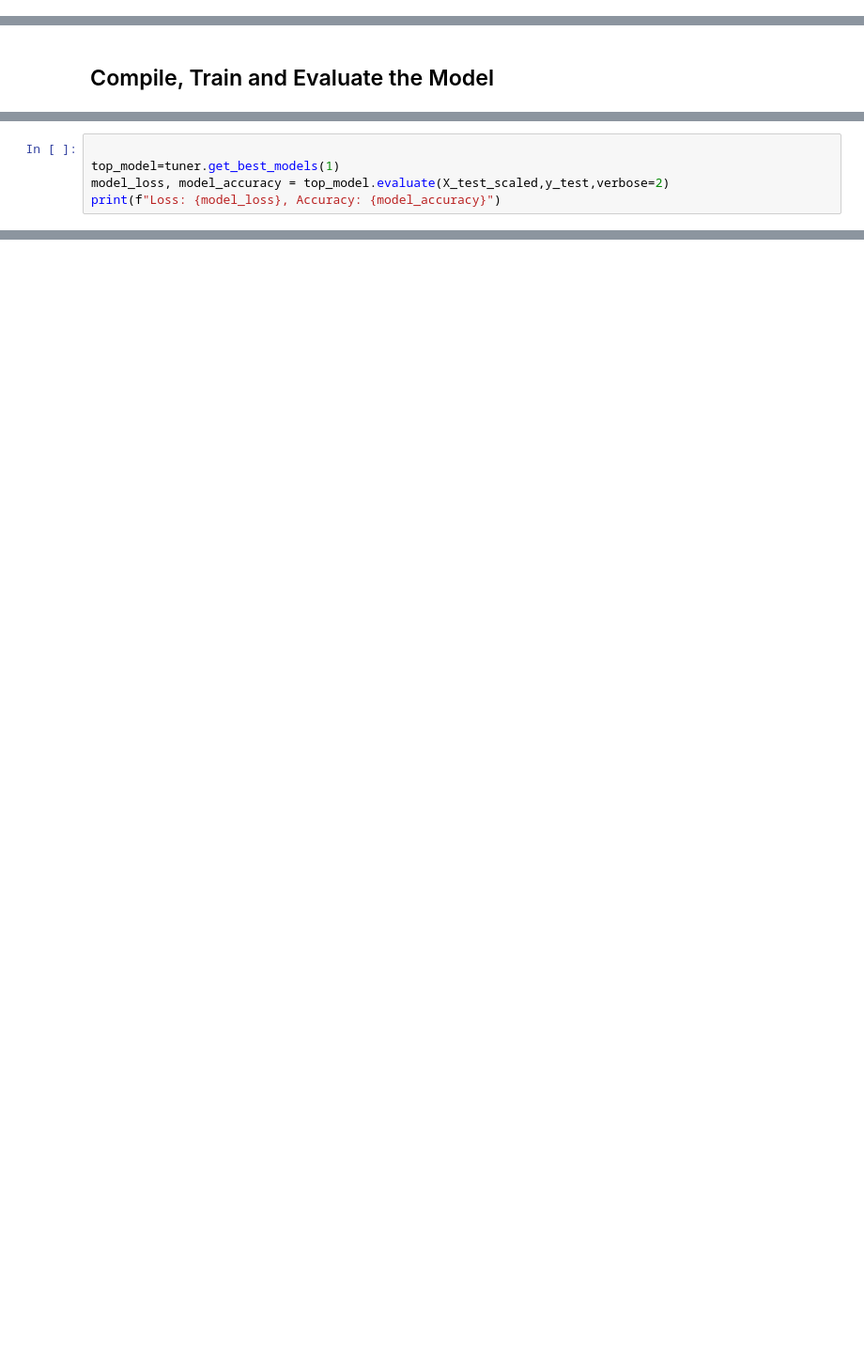
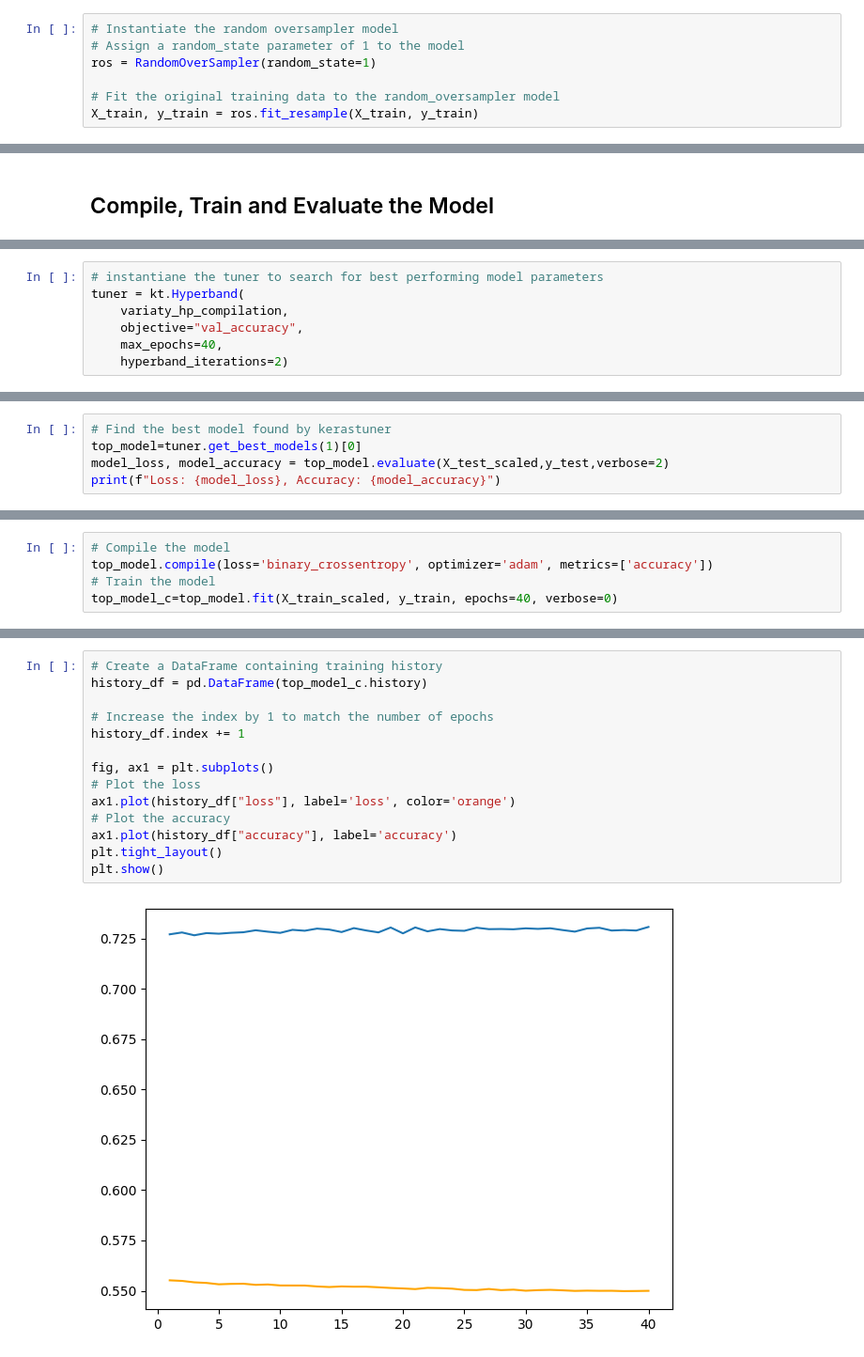
Before and after one commit to ValentynaK17/deep-learning-challenge, a Jupyter notebook: Binary_Classification.ipynb, the cells around one changed output, grey strips where cells are left out. Shown at 94% size. Drawn from its saved outputs; the diff is of its cells as text; blank space fills up the shorter version.

```diff
--- a/Binary_Classification.ipynb
+++ b/Binary_Classification.ipynb
@@ -184,0 +369,7 @@ X_train, X_test, y_train, y_test=train_test_split(X,y, test_size=0.2, stratify=y
+# %%
+# Instantiate the random oversampler model
+# Assign a random_state parameter of 1 to the model
+ros = RandomOverSampler(random_state=1)
+
+# Fit the original training data to the random_oversampler model
+X_train, y_train = ros.fit_resample(X_train, y_train)
@@ -208,2 +417,9 @@ X_train.head()
+# %%
+# instantiane the tuner to search for best performing model parameters
+tuner = kt.Hyperband(
+    variaty_hp_compilation,
+    objective="val_accuracy",
+    max_epochs=40,
+    hyperband_iterations=2)
 # %%
 # Run the kerastuner search for best hyperparameters
@@ -215,5 +448,5 @@ best_params.values
 # %%
-
-top_model=tuner.get_best_models(1)
+# Find the best model found by kerastuner
+top_model=tuner.get_best_models(1)[0]
 model_loss, model_accuracy = top_model.evaluate(X_test_scaled,y_test,verbose=2)
 print(f"Loss: {model_loss}, Accuracy: {model_accuracy}")
@@ -219,0 +456,5 @@ print(f"Loss: {model_loss}, Accuracy: {model_accuracy}")
+# %%
+# Compile the model
+top_model.compile(loss='binary_crossentropy', optimizer='adam', metrics=['accuracy'])
+# Train the model
+top_model_c=top_model.fit(X_train_scaled, y_train, epochs=40, verbose=0)
@@ -219,0 +479,16 @@ print(f"Loss: {model_loss}, Accuracy: {model_accuracy}")
+# %%
+# Create a DataFrame containing training history
+history_df = pd.DataFrame(top_model_c.history)
+
+# Increase the index by 1 to match the number of epochs
+history_df.index += 1
+
+fig, ax1 = plt.subplots()
+# Plot the loss
+ax1.plot(history_df["loss"], label='loss', color='orange')
+# Plot the accuracy
+ax1.plot(history_df["accuracy"], label='accuracy')
+plt.tight_layout()
+plt.show()
+# %% [output]
+[figure, added]
```
Also changed, not shown: parts of 50 cells of this notebook, 2 other files.
